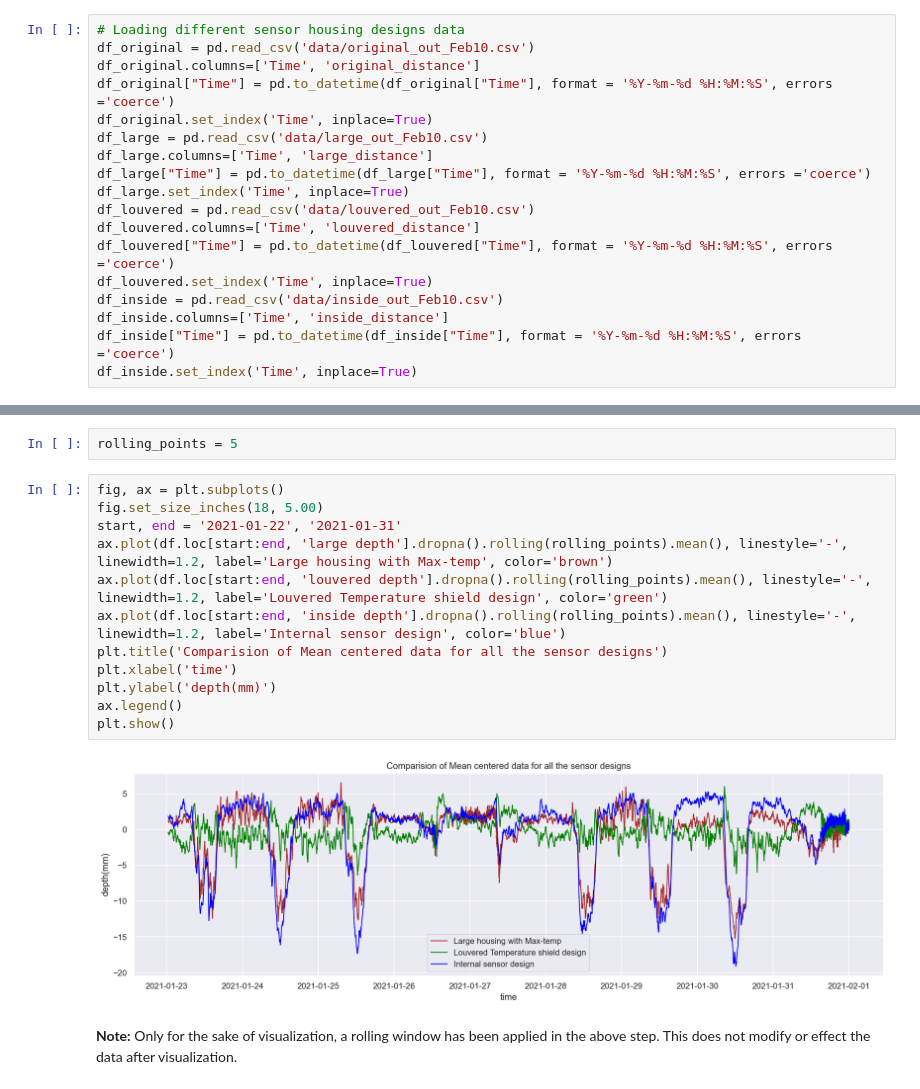
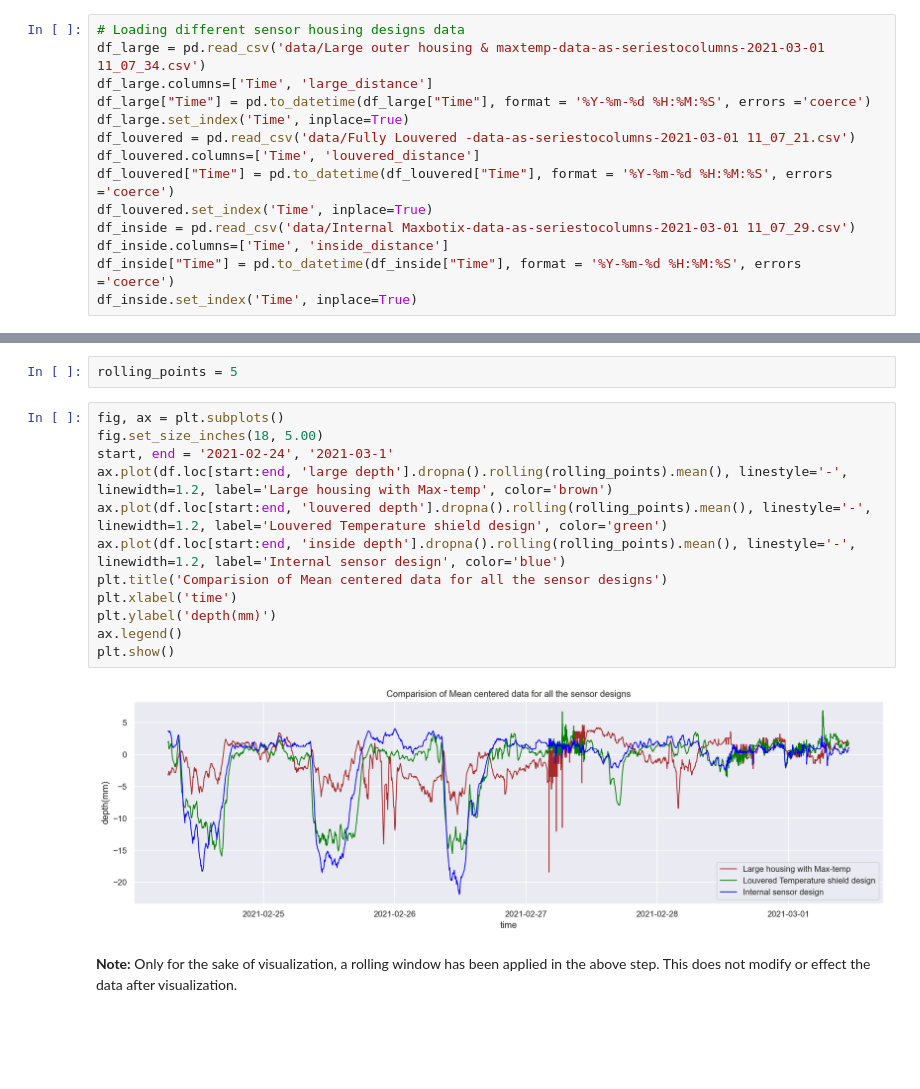
Before and after one commit to floodsense/housing_experiments, a Jupyter notebook: FloodSense_sensor_design_analysis.ipynb, the cells around one changed output, grey strips where cells are left out. Drawn from its saved outputs; the diff is of its cells as text; blank space fills up the shorter version.

Commit message:
updated housing names

```diff
--- a/FloodSense_sensor_design_analysis.ipynb
+++ b/FloodSense_sensor_design_analysis.ipynb
@@ -28,19 +28,15 @@ from dateutil import tz
 sns.set(style="darkgrid")
 # %%
 # Loading different sensor housing designs data
-df_original = pd.read_csv('data/original_out_Feb10.csv')
-df_original.columns=['Time', 'original_distance']
-df_original["Time"] = pd.to_datetime(df_original["Time"], format = '%Y-%m-%d %H:%M:%S', errors ='coerce')
-df_original.set_index('Time', inplace=True)
-df_large = pd.read_csv('data/large_out_Feb10.csv')
+df_large = pd.read_csv('data/Large outer housing & maxtemp-data-as-seriestocolumns-2021-03-01 11_07_34.csv')
 df_large.columns=['Time', 'large_distance']
 df_large["Time"] = pd.to_datetime(df_large["Time"], format = '%Y-%m-%d %H:%M:%S', errors ='coerce')
 df_large.set_index('Time', inplace=True)
-df_louvered = pd.read_csv('data/louvered_out_Feb10.csv')
+df_louvered = pd.read_csv('data/Fully Louvered -data-as-seriestocolumns-2021-03-01 11_07_21.csv')
 df_louvered.columns=['Time', 'louvered_distance']
 df_louvered["Time"] = pd.to_datetime(df_louvered["Time"], format = '%Y-%m-%d %H:%M:%S', errors ='coerce')
 df_louvered.set_index('Time', inplace=True)
-df_inside = pd.read_csv('data/inside_out_Feb10.csv')
+df_inside = pd.read_csv('data/Internal Maxbotix-data-as-seriestocolumns-2021-03-01 11_07_29.csv')
 df_inside.columns=['Time', 'inside_distance']
 df_inside["Time"] = pd.to_datetime(df_inside["Time"], format = '%Y-%m-%d %H:%M:%S', errors ='coerce')
 df_inside.set_index('Time', inplace=True)
@@ -101,17 +82,17 @@ rolling_points = 5
 # %%
 fig, ax = plt.subplots()
 fig.set_size_inches(18, 5.00)
-start, end = '2021-01-22', '2021-01-31'
+start, end = '2021-02-24', '2021-03-1'
 ax.plot(df.loc[start:end, 'large depth'].dropna().rolling(rolling_points).mean(), linestyle='-', linewidth=1.2, label='Large housing with Max-temp', color='brown')
 ax.plot(df.loc[start:end, 'louvered depth'].dropna().rolling(rolling_points).mean(), linestyle='-', linewidth=1.2, label='Louvered Temperature shield design', color='green')
 ax.plot(df.loc[start:end, 'inside depth'].dropna().rolling(rolling_points).mean(), linestyle='-', linewidth=1.2, label='Internal sensor design', color='blue')
 plt.title('Comparision of Mean centered data for all the sensor designs')
 plt.xlabel('time')
 plt.ylabel('depth(mm)')
 ax.legend()
 plt.show()
 # %% [output]
-[figure, old version]
+[figure, new version]
 # %% [markdown]
 **Note:** Only for the sake of visualization, a rolling window has been applied in the above step. This does not modify or effect the data after visualization.
 # %% [markdown]
```
Also changed, not shown: parts of 27 cells of this notebook, 3 other files.
